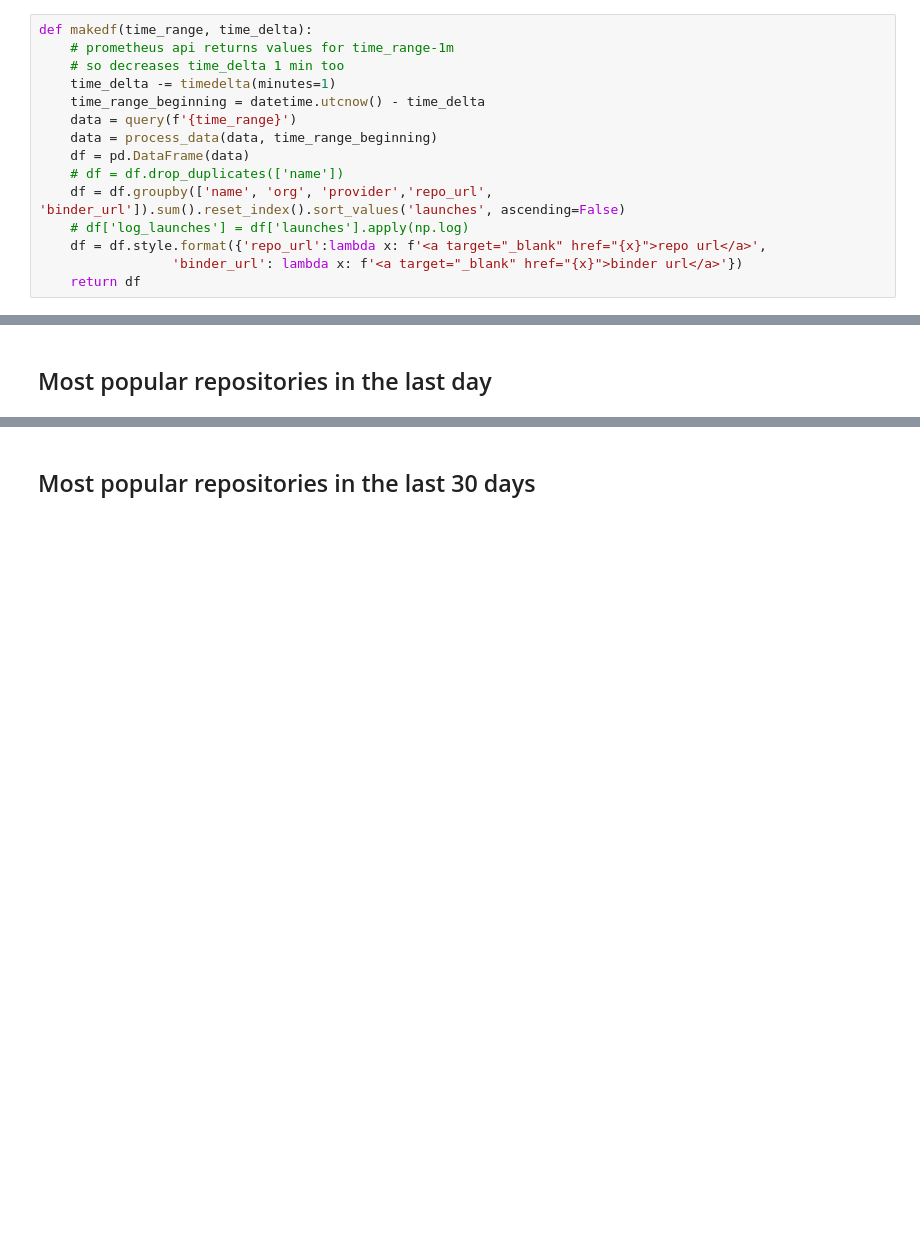
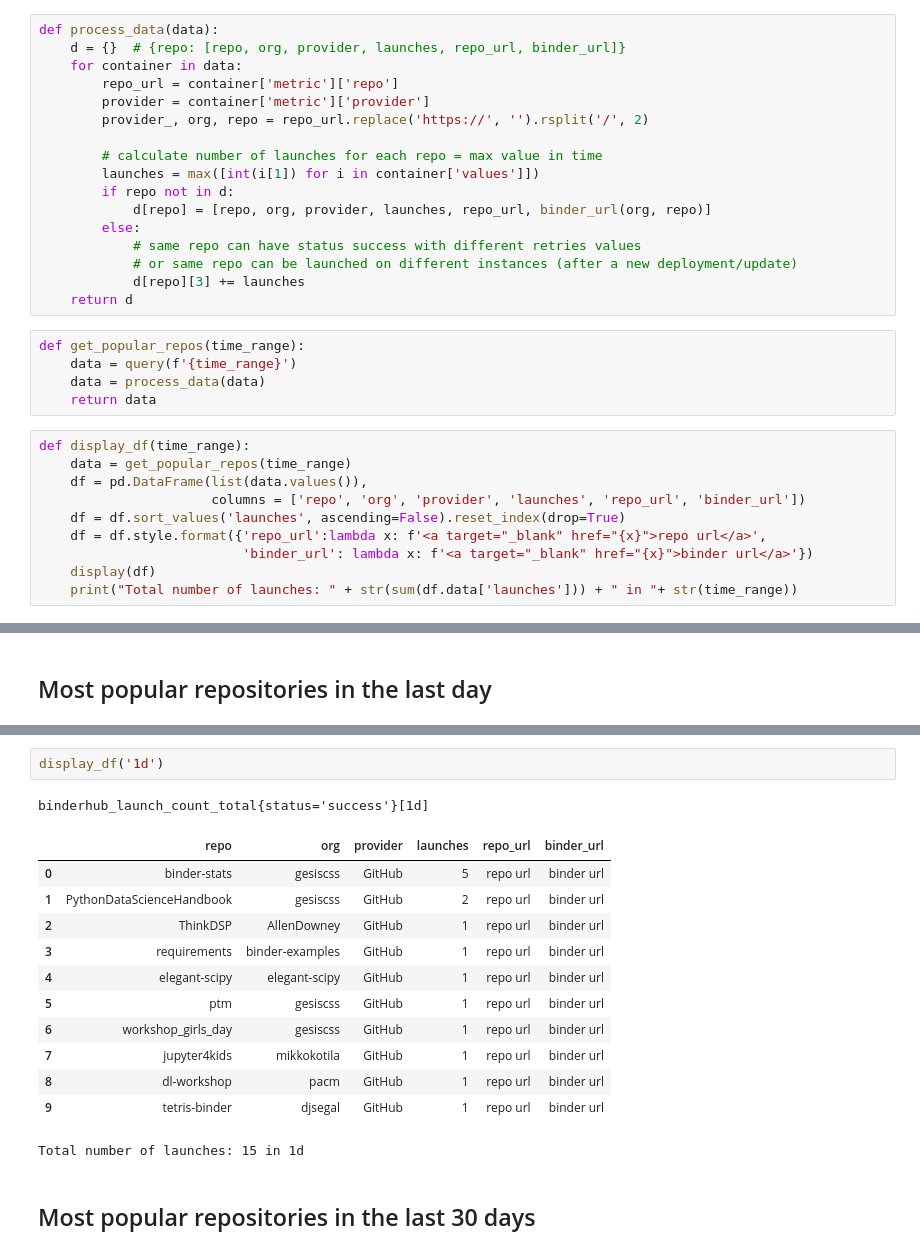
Before and after one commit to bitnik/binder-stats, a Jupyter notebook: popular_repos.ipynb, the cells around one changed output, grey strips where cells are left out. Saved outputs shown, nothing was run; the diff lists cells and outputs as text; blank space fills up the shorter version.

Commit message:
update getting popular repos after metrics change in bhub (https://github.com/jupyterhub/binderhub/pull/708)

```diff
--- a/popular_repos.ipynb
+++ b/popular_repos.ipynb
@@ -60,17 +21,34 @@ def process_data(data, time_range_beginning):
+# %%
+def process_data(data):
+    d = {}  # {repo: [repo, org, provider, launches, repo_url, binder_url]}
+    for container in data:
+        repo_url = container['metric']['repo']
+        provider = container['metric']['provider']
+        provider_, org, repo = repo_url.replace('https://', '').rsplit('/', 2)
+
+        # calculate number of launches for each repo = max value in time
+        launches = max([int(i[1]) for i in container['values']])
+        if repo not in d:
+            d[repo] = [repo, org, provider, launches, repo_url, binder_url(org, repo)]
+        else:
+            # same repo can have status success with different retries values
+            # or same repo can be launched on different instances (after a new deployment/update)
+            d[repo][3] += launches
+    return d
+# %%
+def get_popular_repos(time_range):
+    data = query(f'{time_range}')
+    data = process_data(data)
+    return data
 # %%
-def makedf(time_range, time_delta):
-    # prometheus api returns values for time_range-1m
-    # so decreases time_delta 1 min too
-    time_delta -= timedelta(minutes=1)
-    time_range_beginning = datetime.utcnow() - time_delta
-    data = query(f'{time_range}')
-    data = process_data(data, time_range_beginning)
-    df = pd.DataFrame(data)
-    # df = df.drop_duplicates(['name'])
-    df = df.groupby(['name', 'org', 'provider','repo_url', 'binder_url']).sum().reset_index().sort_values('launches', ascending=False)
-    # df['log_launches'] = df['launches'].apply(np.log)
+def display_df(time_range):
+    data = get_popular_repos(time_range)
+    df = pd.DataFrame(list(data.values()),
+                      columns = ['repo', 'org', 'provider', 'launches', 'repo_url', 'binder_url'])
+    df = df.sort_values('launches', ascending=False).reset_index(drop=True)
     df = df.style.format({'repo_url':lambda x: f'<a target="_blank" href="{x}">repo url</a>',
-                 'binder_url': lambda x: f'<a target="_blank" href="{x}">binder url</a>'})
-    return df
+                          'binder_url': lambda x: f'<a target="_blank" href="{x}">binder url</a>'})
+    display(df)
+    print("Total number of launches: " + str(sum(df.data['launches'])) + " in "+ str(time_range))
 # %% [markdown]
 ## Most popular repositories in last hour
@@ -123,2 +66,18 @@ binderhub_launch_time_seconds_count{status='success'}[1d]
+# %%
+display_df('1d')
+# %% [output]
+binderhub_launch_count_total{status='success'}[1d]
+|  | repo | org | provider | launches | repo_url | binder_url |
+| 0 | binder-stats | gesiscss | GitHub | 5 | repo url | binder url |
+| 1 | PythonDataScienceHandbook | gesiscss | GitHub | 2 | repo url | binder url |
+| 2 | ThinkDSP | AllenDowney | GitHub | 1 | repo url | binder url |
+| 3 | requirements | binder-examples | GitHub | 1 | repo url | binder url |
+| 4 | elegant-scipy | elegant-scipy | GitHub | 1 | repo url | binder url |
+| 5 | ptm | gesiscss | GitHub | 1 | repo url | binder url |
+| 6 | workshop_girls_day | gesiscss | GitHub | 1 | repo url | binder url |
+| 7 | jupyter4kids | mikkokotila | GitHub | 1 | repo url | binder url |
+| 8 | dl-workshop | pacm | GitHub | 1 | repo url | binder url |
+| 9 | tetris-binder | djsegal | GitHub | 1 | repo url | binder url |
+Total number of launches: 15 in 1d
 # %% [markdown]
 ## Most popular repositories in the last 30 days
```
Also changed, not shown: parts of 11 cells of this notebook, 3 other files.
